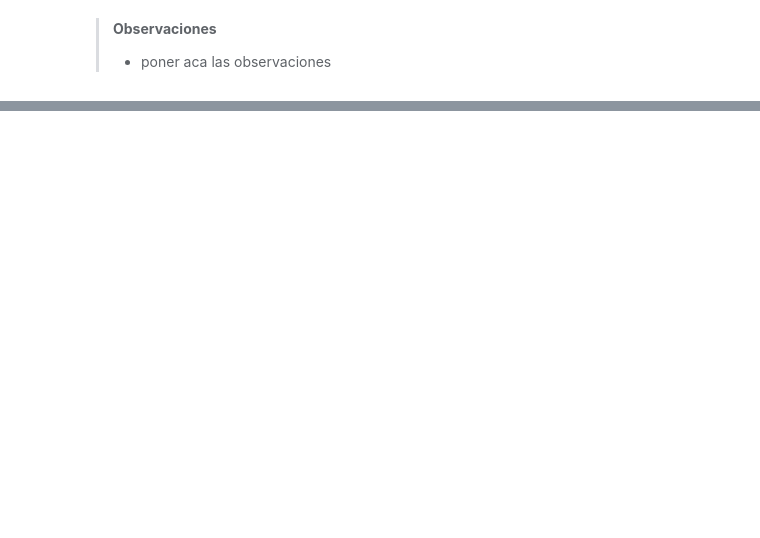
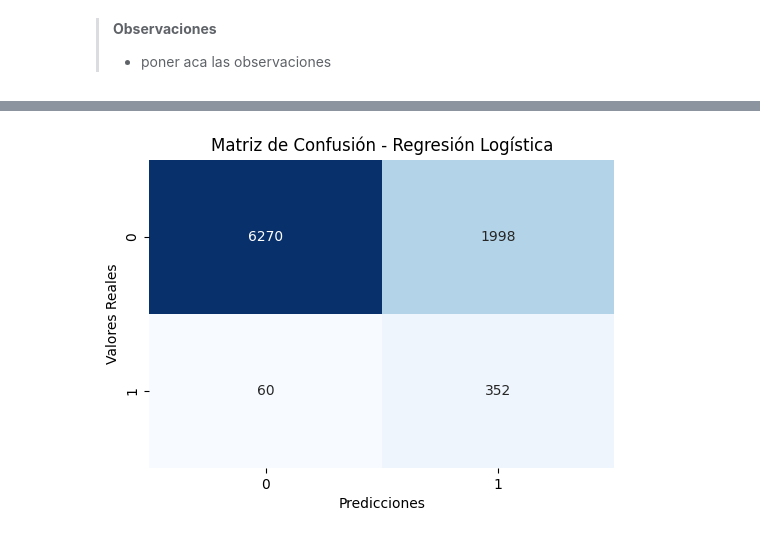
Before and after one commit to linerlander/Coding-Dojo-Clases, a Jupyter notebook: Resolución de Examenes/Modelo Clasificacion.ipynb, the cells around one changed output, grey strips where cells are left out. Saved outputs shown, nothing was run; the diff lists cells and outputs as text; code cells hidden in the pictures; blank space fills up the shorter version.

```diff
--- a/Resolución de Examenes/Modelo Clasificacion.ipynb
+++ b/Resolución de Examenes/Modelo Clasificacion.ipynb
@@ -664,0 +873,4 @@ El objetivo de esta fase es el pre-procesamiento de la data y luego aplicar mode
+# %%
+from sklearn.model_selection import train_test_split
+
+X_train, X_test, y_train, y_test = train_test_split(X, y, test_size = 0.2, random_state=42, stratify= y)
@@ -664,0 +903,5 @@ El objetivo de esta fase es el pre-procesamiento de la data y luego aplicar mode
+# %%
+from imblearn.over_sampling import SMOTE
+
+smote = SMOTE(random_state=42)
+X_train_balanced, y_train_balanced = smote.fit_resample(X_train, y_train)
@@ -664,0 +928,3 @@ El objetivo de esta fase es el pre-procesamiento de la data y luego aplicar mode
+# %%
+logreg = LogisticRegression(random_state=42)
+logreg.fit(X_train_balanced, y_train_balanced)
@@ -664,0 +933,3 @@ El objetivo de esta fase es el pre-procesamiento de la data y luego aplicar mode
+# %%
+# Hacer predicciones en el conjunto de prueba
+y_pred_logreg = logreg.predict(X_test)
@@ -664,0 +976,18 @@ El objetivo de esta fase es el pre-procesamiento de la data y luego aplicar mode
+# %%
+import seaborn as sns
+from sklearn.metrics import confusion_matrix
+
+# Función para graficar la matriz de confusión
+def plot_confusion_matrix(y_true, y_pred, model_name):
+    cm = confusion_matrix(y_true, y_pred)
+    plt.figure(figsize=(6,4))
+    sns.heatmap(cm, annot=True, fmt='d', cmap='Blues', cbar=False)
+    plt.title(f'Matriz de Confusión - {model_name}')
+    plt.xlabel('Predicciones')
+    plt.ylabel('Valores Reales')
+    plt.show()
+
+# Graficar la matriz de confusión para Regresión Logística
+plot_confusion_matrix(y_test, y_pred_logreg, "Regresión Logística")
+# %% [output]
+[figure, added]
```
Also changed, not shown: parts of 63 cells of this notebook, 26 other files.
